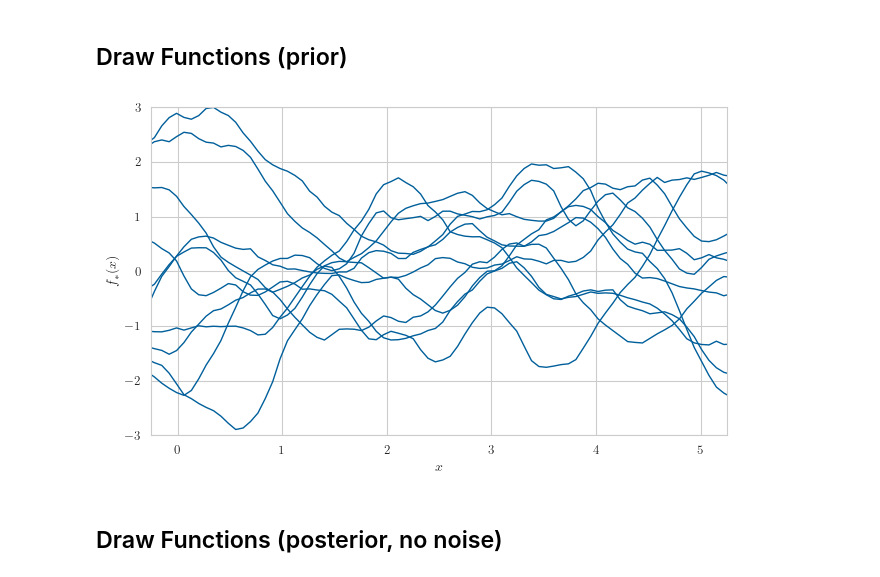
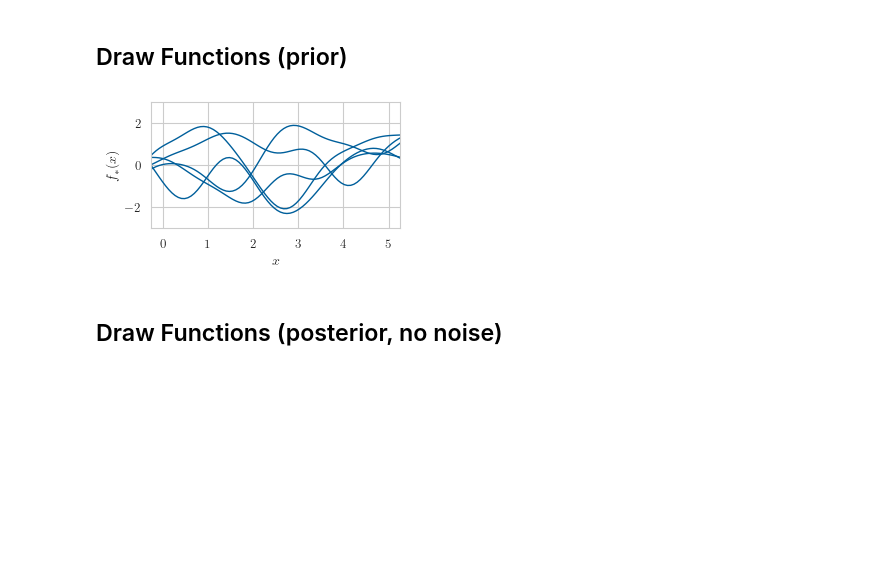
Before and after one commit to ItsNiklas/sparse-gaussian-processes, a Jupyter notebook: plots.ipynb, the cells around one changed output. Drawn from its saved outputs; the diff is of its cells as text; code cells hidden in the pictures; blank space fills up the shorter version.

```diff
--- a/plots.ipynb
+++ b/plots.ipynb
@@ -126,30 +173,30 @@ fig.savefig('example_2.pdf', format='pdf')
 # %%
 from sklearn.gaussian_process import GaussianProcessRegressor
 from sklearn.gaussian_process.kernels import *
 
-kernel_ = 1.0 * Matern(length_scale=1.0, nu=3/2)
+kernel_ = RBF(length_scale=0.7)
 gpr_model = GaussianProcessRegressor(kernel=kernel_)
-n_samples = 10
+n_samples = 5
 
 x = np.linspace(-1, 6, 100)
 X = x.reshape(-1, 1)
 
-y_samples = gpr_model.sample_y(X, n_samples, random_state=5)
+y_samples = gpr_model.sample_y(X, n_samples, random_state=2)
 
-fig, ax = plt.subplots(1, 1, figsize=set_size(fraction=1, subplots=(1, 1)))
+fig, ax = plt.subplots(1, 1, figsize=set_size(fraction=.5, subplots=(1, 1)))
 
 for idx, single_prior in enumerate(y_samples.T):
-    ax.plot(x, single_prior, alpha=1, lw = 1, c = unimap(0.8))
+    ax.plot(x, single_prior, alpha=1, lw=1, c=unimap(0.8))
 
 ax.set_xlabel("$x$")
 ax.set_ylabel("$f_*(x)$")
 ax.set_xlim([-0.25, 5.25])
 ax.set_ylim([-3, 3])
 plt.tight_layout()
 plt.show()
-fig.savefig('example_3.pdf', format='pdf')
+fig.savefig('drawprior.pdf', format='pdf', bbox_inches='tight')
 # %% [output]
-[figure, old version]
+[figure, new version]
 # %% [markdown]
 ## Draw Functions (posterior, no noise)
 # %%
```
Also changed, not shown: parts of 10 cells of this notebook, 1 other file.
